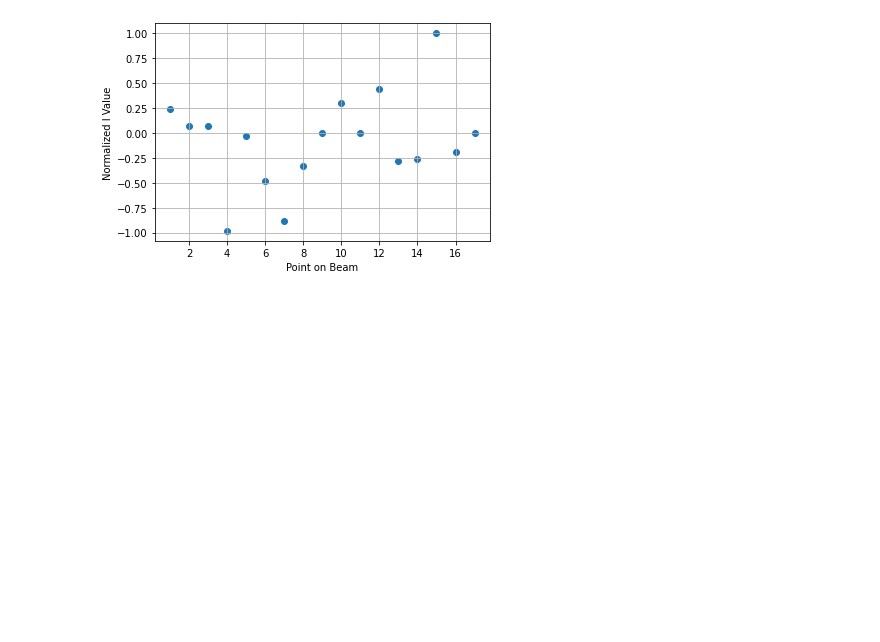
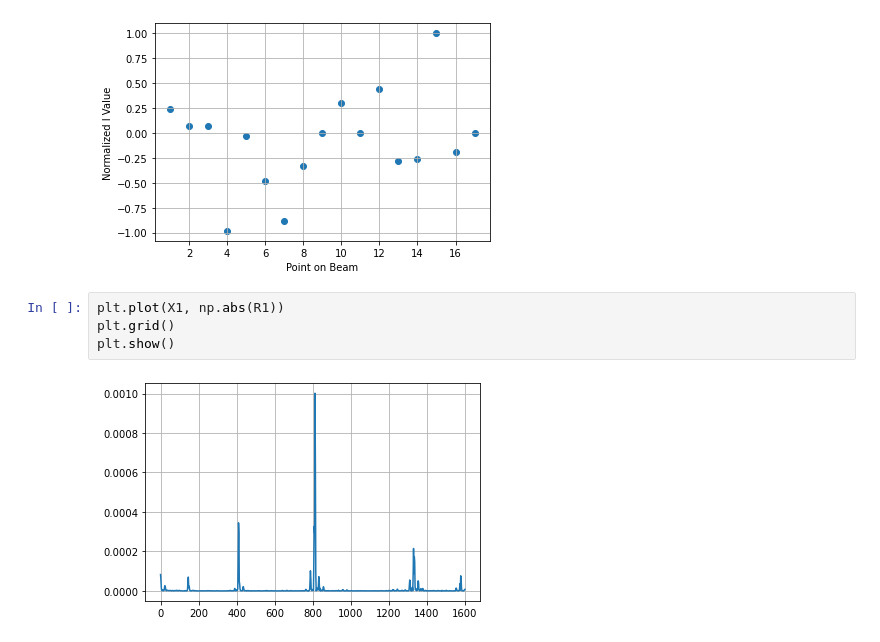
Before and after one commit to shyamthyagarajan/ae461, a Jupyter notebook: Lab 5/Lab 5 Analysis.ipynb, the cells around one changed output. Saved outputs shown, nothing was run; the diff lists cells and outputs as text; blank space fills up the shorter version.

```diff
--- a/Lab 5/Lab 5 Analysis.ipynb
+++ b/Lab 5/Lab 5 Analysis.ipynb
@@ -286,3 +286,9 @@ plt.show()
 # %% [output]
 [1.283174e-05, 3.763709e-06, 3.596148e-06, -5.233535e-05, -1.743679e-06, -2.557411e-05, -4.702343e-05, -1.743985e-05, -1.716975e-07, 1.579317e-05, -1.995414e-07, 2.34582e-05, -1.497152e-05, -1.393923e ...
 [figure]
+# %%
+plt.plot(X1, np.abs(R1))
+plt.grid()
+plt.show()
+# %% [output]
+[figure, added]
```
Also changed, not shown: parts of 6 cells of this notebook.
